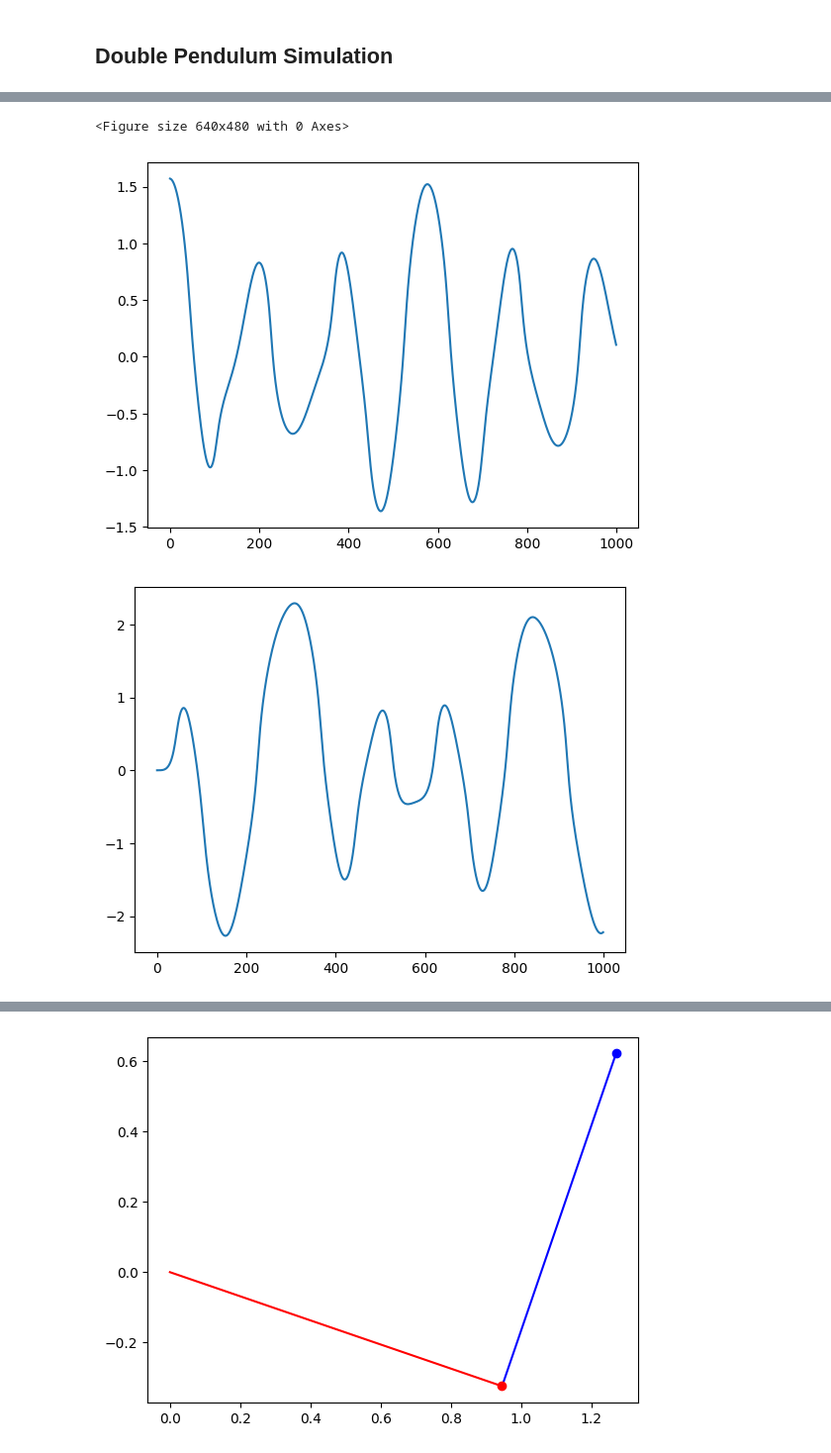
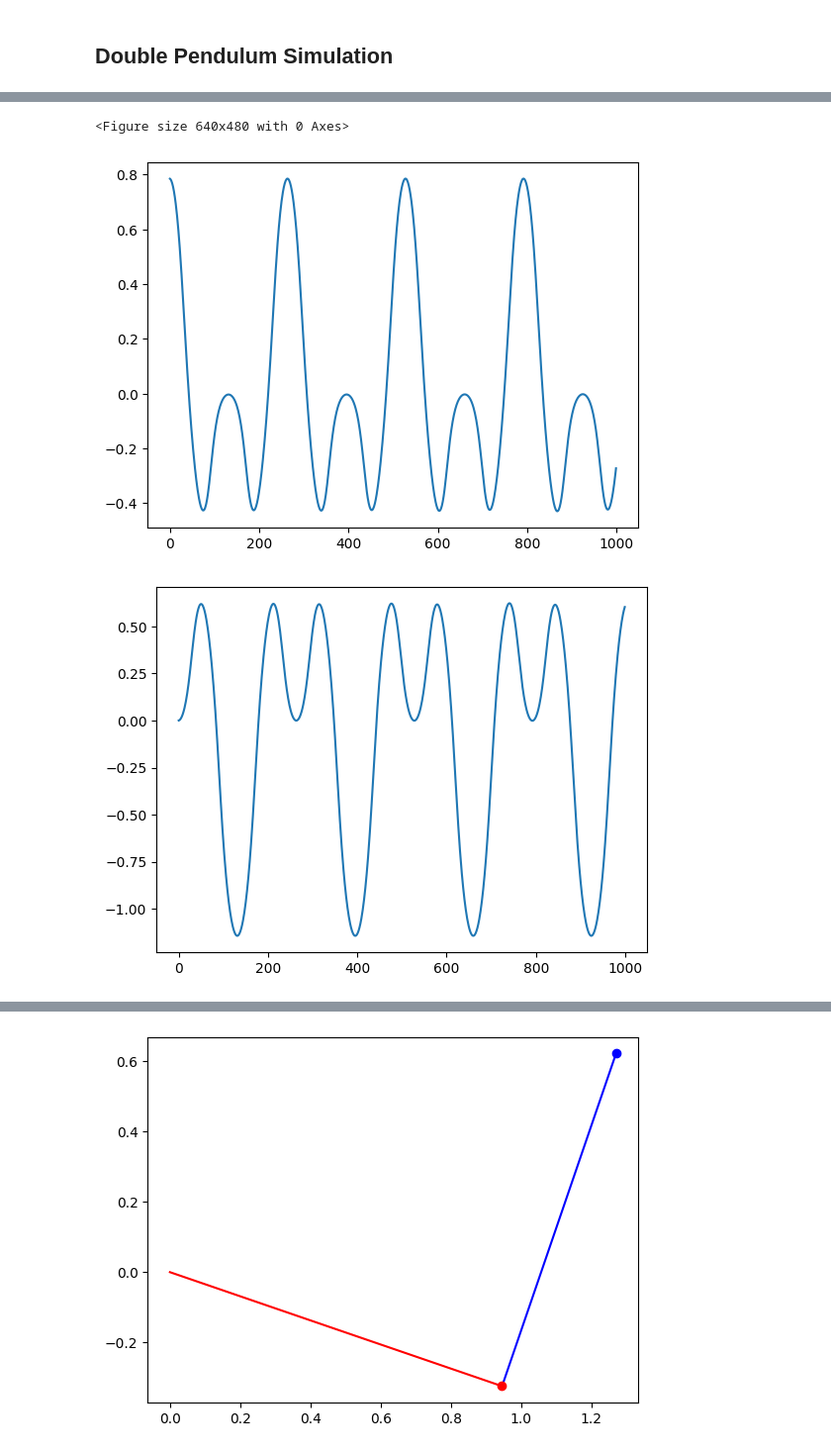
Before and after one commit to stevenwman/afil-project, a Jupyter notebook: old/start_scratch.ipynb, the cells around one changed output, grey strips where cells are left out. Shown: that part at 99% size. Saved outputs shown, nothing was run; the diff lists cells and outputs as text; code cells hidden in the pictures.

```diff
--- a/start_scratch.ipynb
+++ b/old/start_scratch.ipynb
@@ -161,8 +268,13 @@ def rk4_step(func, x, dt):
 # %% [markdown]
 ## Double Pendulum Simulation
 # %%
+import torch._dynamo
+torch._dynamo.config.suppress_errors = True
+
+device = torch.device("cuda" if torch.cuda.is_available() else "cpu")
+
 batch_size = 10  # example batch size
-x0 = torch.tensor([[torch.pi/2/i, 0, 0, 0] for i in range(2,7)], requires_grad=True)  # initial state for each batch
+x0 = torch.tensor([[torch.pi/2/i, 0, 0, 0] for i in range(2,42)], dtype=torch.float32, requires_grad=True, device=device)  # initial state for each batch
 # x0 = torch.tensor([[torch.pi/2, 0, 0, 0]], requires_grad=True)  # initial state for each batch
 t0 = 0.0  # initial time
 t1 = 10.0  # final time
@@ -171,6 +283,8 @@ num_steps = int((t1 - t0) / dt)
 
 # store traj
 xs = []
+
+compiled_dyn = lagrangian_dynamics_batched
 
 for i in range(num_steps):
 
@@ -201,0 +309,29 @@ Step 999: t = 9.98
+# %%
+import torch._dynamo
+torch._dynamo.config.suppress_errors = True
+
+device = torch.device("cuda" if torch.cuda.is_available() else "cpu")
+
+batch_size = 10  # example batch size
+j = 2
+x0 = torch.tensor([[torch.pi/2*i/j, 0, 0, 0] for i in range(1,j)], dtype=torch.float32, requires_grad=True, device=device)  # initial state for each batch
+# x0 = torch.tensor([[torch.pi/2, 0, 0, 0]], requires_grad=True)  # initial state for each batch
+t0 = 0.0  # initial time
+t1 = 10.0  # final time
+dt = 0.01  # time step
+num_steps = int((t1 - t0) / dt)
+
+# store traj
+xs = []
+
+compiled_dyn = lagrangian_dynamics_batched
+
+for i in range(num_steps):
+
+    t = t0 + i * dt
+    # print(x0[1,:])
+    x0 = rk4_step(lambda x: lagrangian_dynamics_batched(x, double_pendulum_lagrangian, 2).detach(), x0, dt)
+
+    xs.append(x0.clone().detach())
+    if i % 100 == 0:  # print every 100 steps
+        print(f"Step {i}: t = {t}")
@@ -202,12 +349,13 @@ Step 999: t = 9.98
 # %%
 xp = torch.stack(xs, dim=0)
+xp = xp.cpu().detach().numpy()
 fig = plt.figure()
 # plot = plt.plot(xp[:,:,0])
 
 for i in range(4):
     fig = plt.figure()
     plot = plt.plot(xp[:,:,i])
 # %% [output]
 <Figure size 640x480 with 0 Axes>
-[figure, old version]
+[figure, new version]
-[figure, old version]
+[figure, new version]
```
Also changed, not shown: parts of 5 cells of this notebook, 7 other files.
